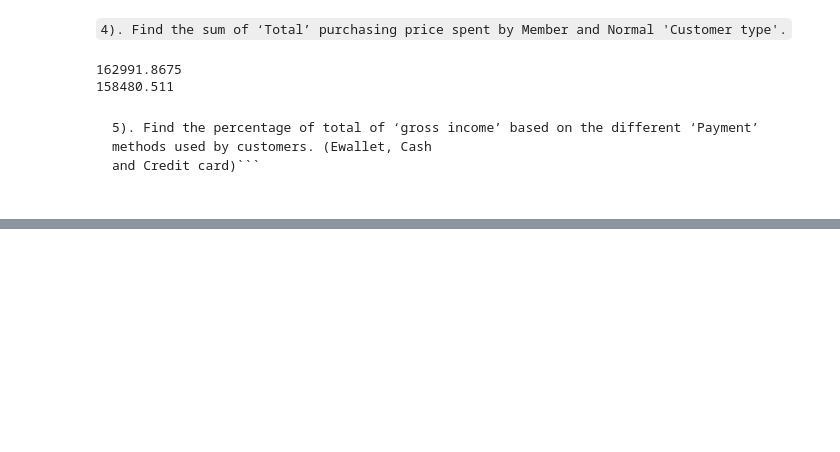
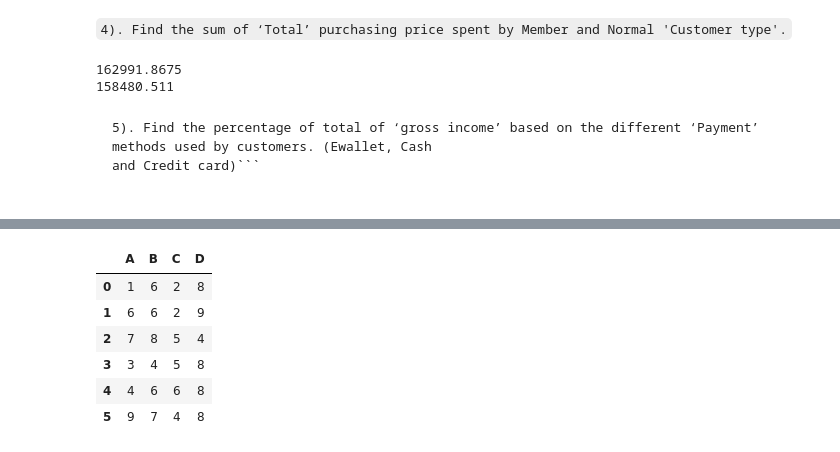
Before and after one commit to meet-senjaliya/Pythone_Jp, a Jupyter notebook: Untitled.ipynb, the cells around one changed output, grey strips where cells are left out. Saved outputs shown, nothing was run; the diff lists cells and outputs as text; code cells hidden in the pictures; blank space fills up the shorter version.

```diff
--- a/Untitled.ipynb
+++ b/Untitled.ipynb
@@ -288,0 +443,17 @@ memory usage: 148.6+ KB
+# %%
+df = pd.DataFrame({
+    'A':[1,6,7,3,4,9],
+    'B':[6,6,8,4,6,7],
+    'C':[2,2,5,5,6,4],
+    'D':[8,9,4,8,8,8]
+})
+
+df
+# %% [output]
+|  | A | B | C | D |
+| 0 | 1 | 6 | 2 | 8 |
+| 1 | 6 | 6 | 2 | 9 |
+| 2 | 7 | 8 | 5 | 4 |
+| 3 | 3 | 4 | 5 | 8 |
+| 4 | 4 | 6 | 6 | 8 |
+| 5 | 9 | 7 | 4 | 8 |
```
Also changed, not shown: parts of 48 cells of this notebook.
